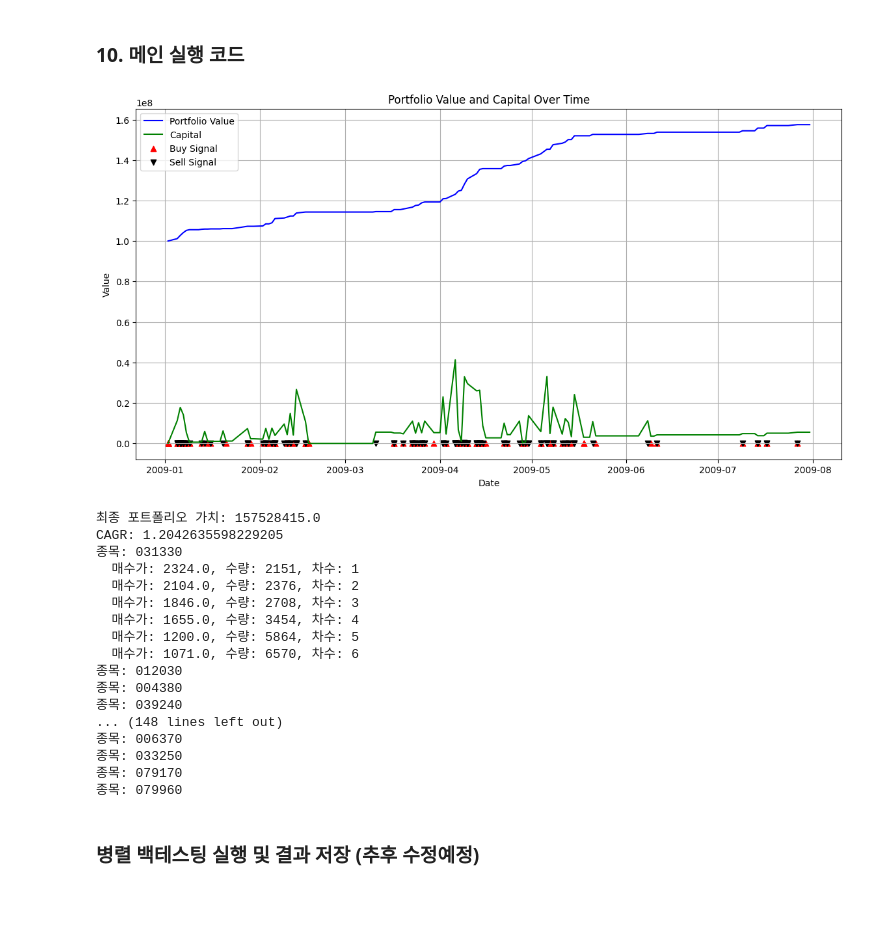
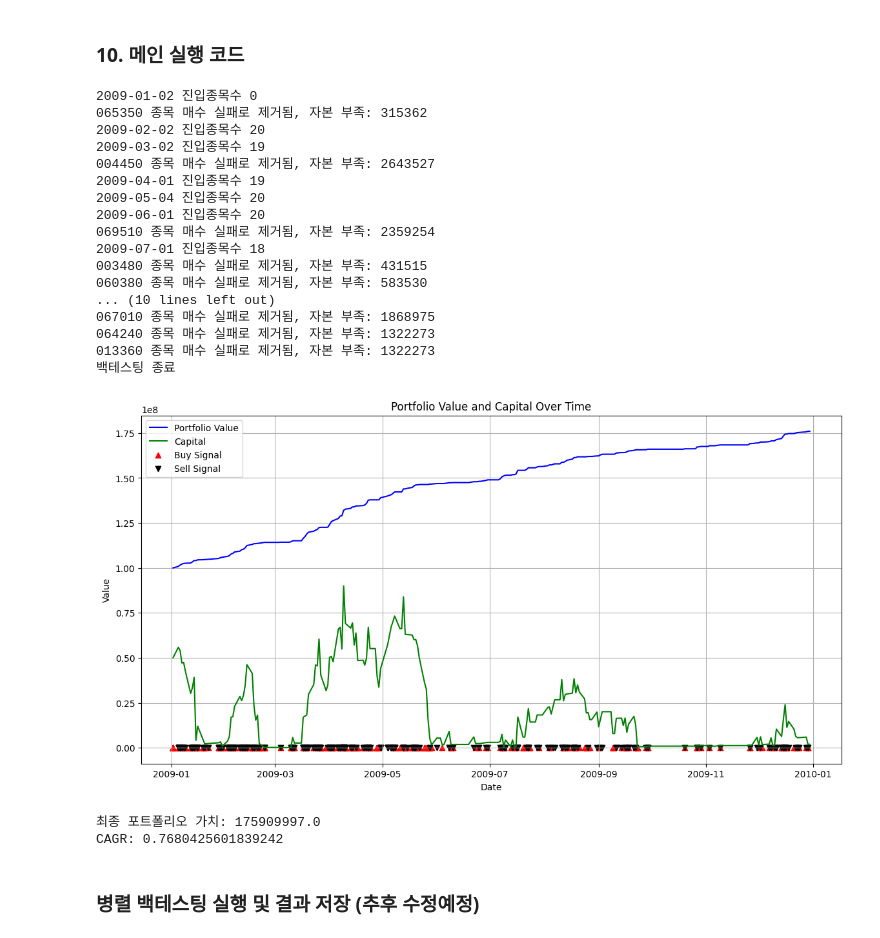
Before and after one commit to Lee-Ju-Yeong/Split_Investment_Strategy_Optimizer, a Jupyter notebook: MagicSplit_Backtesting_Optimizer.ipynb, the cells around one changed output. Saved outputs shown, nothing was run; the diff lists cells and outputs as text; code cells hidden in the pictures; blank space fills up the shorter version.

Commit message:
applied min_buy_rate & add int to cost

```diff
--- a/MagicSplit_Backtesting_Optimizer.ipynb
+++ b/MagicSplit_Backtesting_Optimizer.ipynb
@@ -148,7 +148,7 @@ def check_buy_sell_conditions(row, positions, capital, investment_per_split, num
             sell_profit_rate = calculate_sell_profit_rate(additional_buy_drop_rate)
             # 수량
             quantity = int(investment_per_split / row['close'])
-            total_cost = row['close'] * quantity * (1 + buy_commission_rate)
+            total_cost = int(row['close'] * quantity * (1 + buy_commission_rate))
             # close, 차수
             new_position = Position(row['close'], quantity, 1 ,sell_profit_rate, additional_buy_drop_rate)
             positions.append(new_position)
@@ -161,7 +161,7 @@ def check_buy_sell_conditions(row, positions, capital, investment_per_split, num
         last_position = positions[-1]  # 마지막 포지션(가장 최근 매수)
         if row['close'] <= positions[-1].buy_price * (1 - last_position.additional_buy_drop_rate):
             quantity = int(investment_per_split / row['close'])
-            total_cost = row['close'] * quantity * (1 + buy_commission_rate)
+            total_cost = int(row['close'] * quantity * (1 + buy_commission_rate))
             new_position = Position(row['close'], quantity, len(positions) + 1,last_position.sell_profit_rate, last_position.additional_buy_drop_rate)
             positions.append(new_position)
             capital -= total_cost
@@ -173,7 +173,7 @@ def check_buy_sell_conditions(row, positions, capital, investment_per_split, num
     for position in positions:
         if row['close'] >= position.buy_price * (1 + position.sell_profit_rate ) and position.order > 1:  # 2차이면서 매수가보다 일정비율이상되면
             # print(f'매수단가: {position.buy_price} sell_profit_rate:{position.sell_profit_rate}')
-            total_revenue = row['close'] * position.quantity * (1 - sell_commission_rate - sell_tax_rate)
+            total_revenue = int(row['close'] * position.quantity * (1 - sell_commission_rate - sell_tax_rate))
             capital += total_revenue
             positions.remove(position)
             sell_signals.append((row.name, row['close'])) # 매도신호(날짜,단가) 저장
@@ -186,7 +186,7 @@ def check_buy_sell_conditions(row, positions, capital, investment_per_split, num
     # Final sell signal (liquidation) for 1st order 청산
     for position in positions:
         if  row['close'] > position.buy_price * (1 + position.sell_profit_rate ) and position.order == 1:  # 또는 이런 조건도 가능 current_pbr >= avg_pbr
-            total_revenue = row['close'] * position.quantity * (1 - sell_commission_rate - sell_tax_rate)
+            total_revenue = int(row['close'] * position.quantity * (1 - sell_commission_rate - sell_tax_rate))
             capital += total_revenue
             positions.remove(position)
             sell_signals.append((row.name, row['close']))
@@ -448,7 +459,7 @@ random.seed(40)
 # 백테스팅 파라미터
 initial_capital = 100000000  # 초기 자본 1억
 num_splits=10
-investment_ratio=0.5 #0.25
+investment_ratio=0.25 #0.25
 buy_threshold=30
 
 
@@ -456,7 +467,7 @@ time_periods = [(2009, 2014)] #  (2011, 2016), (2013, 2018), (2015, 2020), (2017
 
 
 start_date = '2009-01-01'
-end_date = '2012-7-31'
+end_date = '2009-12-31'
 
 
 
@@ -470,73 +481,66 @@ per_threshold = 10
 pbr_threshold = 1
 div_threshold = 3.5
 normalized_value_threshold = 30
-
+min_additional_buy_drop_rate = 0.015
 # # 조건을 만족하는 종목 코드 가져오기
 # stock_codes = get_stock_codes(date, per_threshold, pbr_threshold, div_threshold, normalized_value_threshold, db_params)
 
 
 # 백테스팅 수행
 positions_dict, total_portfolio_value, portfolio_values_over_time, capital_over_time, buy_signals, sell_signals, all_trading_dates, cagr = portfolio_backtesting(
-    initial_capital, num_splits, investment_ratio, buy_threshold, start_date, end_date, db_params, per_threshold, pbr_threshold, div_threshold, normalized_value_threshold)
-
-
-num_splits_options = [10] # 15,20,25,30
-buy_threshold_options = [30 ] # 35, 40, 45, 50, 55, 60
-investment_ratio_options = [0.15] # 0.2 , 0.25, 0.3, 0.35, 0.4, 0.45, 0.5
-
-# combinations = [(n, b, i) for n in num_splits_options for b in buy_threshold_options for i in investment_ratio_options]
-# # 결과를 DataFrame으로 변환하여 출력
-# results_df = pd.DataFrame(all_results, columns=["num_splits", "buy_threshold", "investment_ratio", "Average_Total_Value", "Average_CAGR"])
-# print(results_df.sort_values(by="Average_CAGR", ascending=False))
+    initial_capital, num_splits, investment_ratio, buy_threshold, start_date, end_date, db_params, per_threshold, pbr_threshold, div_threshold, normalized_value_threshold,min_additional_buy_drop_rate)
+# %% [output]
+2009-01-02 진입종목수 0
+065350 종목 매수 실패로 제거됨, 자본 부족: 315362
+2009-02-02 진입종목수 20
+2009-03-02 진입종목수 19
+004450 종목 매수 실패로 제거됨, 자본 부족: 2643527
+2009-04-01 진입종목수 19
+2009-05-04 진입종목수 20
+2009-06-01 진입종목수 20
+069510 종목 매수 실패로 제거됨, 자본 부족: 2359254
+2009-07-01 진입종목수 18
+003480 종목 매수 실패로 제거됨, 자본 부족: 431515
+060380 종목 매수 실패로 제거됨, 자본 부족: 583530
+... (10 lines left out)
+067010 종목 매수 실패로 제거됨, 자본 부족: 1868975
+064240 종목 매수 실패로 제거됨, 자본 부족: 1322273
+013360 종목 매수 실패로 제거됨, 자본 부족: 1322273
+백테스팅 종료
 # %%
 import matplotlib.pyplot as plt
 import pandas as pd
 
 # 백테스팅 결과 시각화 함수
 def plot_backtesting_results(all_trading_dates, portfolio_values_over_time, capital_over_time, buy_signals, sell_signals):
     plt.figure(figsize=(14, 7))
     plt.plot(all_trading_dates, portfolio_values_over_time, label='Portfolio Value', color='blue')
     plt.plot(all_trading_dates, capital_over_time, label='Capital', color='green')
     buy_dates, buy_prices = zip(*buy_signals)
     plt.scatter(buy_dates, buy_prices, marker='^', color='red', label='Buy Signal')
     sell_dates, sell_prices = zip(*sell_signals)
     plt.scatter(sell_dates, sell_prices, marker='v', color='black', label='Sell Signal')
     plt.xlabel('Date')
     plt.ylabel('Value')
     plt.title('Portfolio Value and Capital Over Time')
     plt.legend()
     plt.grid(True)
     plt.show()
 
 def analyze_backtesting_results(positions_dict, total_portfolio_value, cagr):
     print(f"최종 포트폴리오 가치: {total_portfolio_value}")
     print(f"CAGR: {cagr}")
-    for ticker, positions in positions_dict.items():
-        print(f"종목: {ticker}")
-        for position in positions:
-            print(f"  매수가: {position.buy_price}, 수량: {position.quantity}, 차수: {position.order}")
+    # for ticker, positions in positions_dict.items():
+    #     print(f"종목: {ticker}")
+    #     for position in positions:
+    #         print(f"  매수가: {position.buy_price}, 수량: {position.quantity}, 차수: {position.order}")
 
 plot_backtesting_results(all_trading_dates, portfolio_values_over_time, capital_over_time, buy_signals, sell_signals)
 analyze_backtesting_results(positions_dict, total_portfolio_value, cagr)
 # %% [output]
-[figure, old version]
+[figure, new version]
-최종 포트폴리오 가치: 157528415.0
-CAGR: 1.2042635598229205
-종목: 031330
-  매수가: 2324.0, 수량: 2151, 차수: 1
-  매수가: 2104.0, 수량: 2376, 차수: 2
-  매수가: 1846.0, 수량: 2708, 차수: 3
-  매수가: 1655.0, 수량: 3454, 차수: 4
-  매수가: 1200.0, 수량: 5864, 차수: 5
-  매수가: 1071.0, 수량: 6570, 차수: 6
-종목: 012030
-종목: 004380
-종목: 039240
-... (148 lines left out)
-종목: 006370
-종목: 033250
-종목: 079170
-종목: 079960
+최종 포트폴리오 가치: 175909997.0
+CAGR: 0.7680425601839242
 # %% [markdown]
 ### 병렬 백테스팅 실행 및 결과 저장 (추후 수정예정)
 # %%
```
Also changed, not shown: parts of 2 cells of this notebook.
